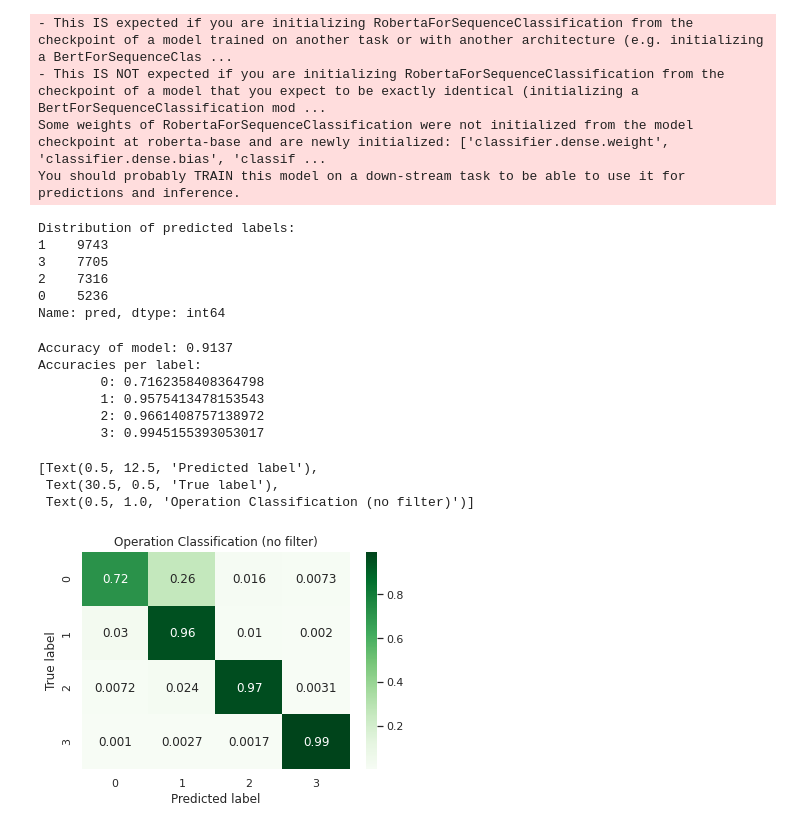
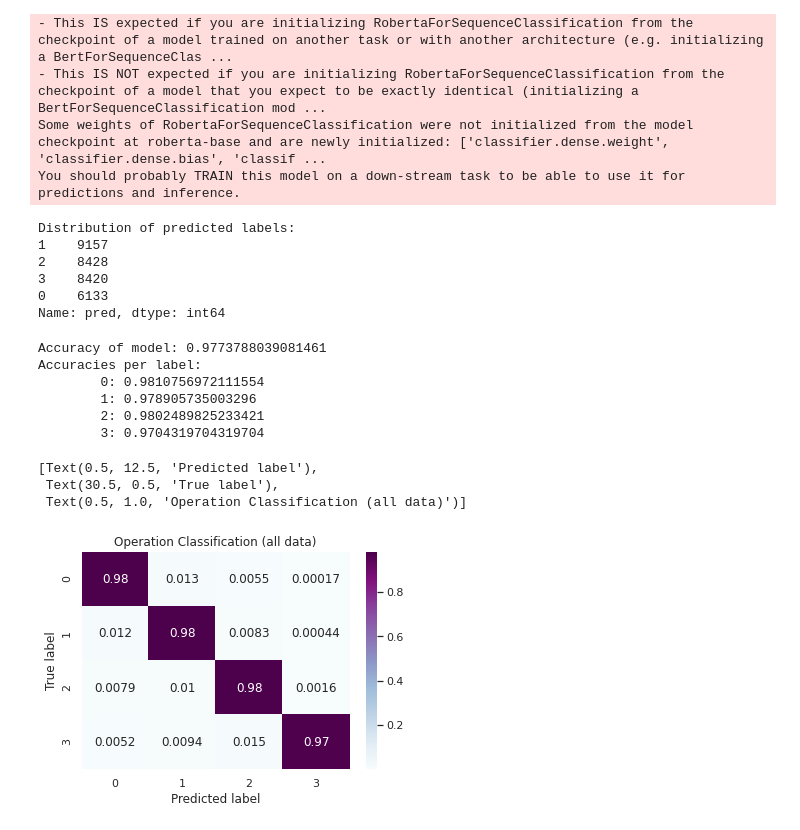
Before and after one commit to liamcripwell/control_simp, a Jupyter notebook: notebooks/test_classifier.ipynb, the cells around one changed output. Drawn from its saved outputs; the diff is of its cells as text; code cells hidden in the pictures.

Commit message:
update test clf nb

```diff
--- a/notebooks/test_classifier.ipynb
+++ b/notebooks/test_classifier.ipynb
@@ -14,7 +14,8 @@ from doc_simp.models.data.bert import BertDataModule
 # model_loc = "/media/liam/data2/simp_clf_ckps/3ljk1ut7/checkpoints/epoch=8.ckpt" # exp5 roberta-base no-filter
 # model_loc = "/media/liam/data2/simp_clf_ckps/2zb8ynn5/checkpoints/epoch=7.ckpt" # exp5 roberta-base no-filter simp-only
 # model_loc = "/media/liam/data2/simp_clf_ckps/2zb8ynn5/checkpoints/epoch=9-v0.ckpt" # exp5 roberta-base no-filter simp-only
-model_loc = "/media/liam/data2/simp_clf_ckps/2zb8ynn5/checkpoints/epoch=final.ckpt" # exp5 roberta-base no-filter simp-only
+# model_loc = "/media/liam/data2/simp_clf_ckps/2zb8ynn5/checkpoints/epoch=final.ckpt" # exp5 roberta-base no-filter simp-only
+model_loc = "/media/liam/data2/simp_clf_ckps/8z8nzb2t/checkpoints/epoch=9-v0.ckpt" # exp6 roberta-base
 
 # model = LightningBert.load_from_checkpoint(model_loc, model_type="bert").to("cuda").eval()
 model = LightningBert.load_from_checkpoint(model_loc, model_type="roberta").to("cuda").eval()
@@ -33,8 +34,9 @@ You should probably TRAIN this model on a down-stream task to be able to use it
 # test_set = pd.read_csv("/media/liam/data2/simp_data/newsela-auto/newsela-auto/ACL2020/train_joined.csv")
 
 # test_set = pd.read_csv("/media/liam/data2/discourse_data/simp_clf_data/split_clf_valid_exp4.csv")
-test_set = pd.read_csv("/media/liam/data2/discourse_data/simp_clf_data/split_clf_valid_exp5_full.csv")
+# test_set = pd.read_csv("/media/liam/data2/discourse_data/simp_clf_data/split_clf_valid_exp5_full.csv")
 # test_set = pd.read_csv("/media/liam/data2/discourse_data/simp_clf_data/split_clf_valid_exp5_full_0simponly.csv")
+test_set = pd.read_csv("/media/liam/data2/discourse_data/simp_clf_data/split_clf_valid_exp6.csv")
 
 input_col = "complex"
 max_samples = None
@@ -61,10 +63,10 @@ print("Distribution of predicted labels:")
 print(test_set.pred.value_counts())
 # %% [output]
 Distribution of predicted labels:
-1    9743
-3    7705
-2    7316
-0    5236
+1    9157
+2    8428
+3    8420
+0    6133
 Name: pred, dtype: int64
 # %%
 print(f"Accuracy of model: {sum(correct)/len(y_hats)}")
@@ -73,29 +75,29 @@ for label in sorted(test_set.label.unique()):
     items = test_set[test_set.label == label]
     print(f"\t{label}: {sum(items.correct)/len(items)}")
 # %% [output]
-Accuracy of model: 0.9137
+Accuracy of model: 0.9773788039081461
 Accuracies per label:
-        0: 0.7162358408364798
-        1: 0.9575413478153543
-        2: 0.9661408757138972
-        3: 0.9945155393053017
+        0: 0.9810756972111554
+        1: 0.978905735003296
+        2: 0.9802489825233421
+        3: 0.9704319704319704
 # %%
 import numpy as np; np.random.seed(0)
 import seaborn as sns; sns.set_theme()
 
 # construct confusion matrix
 conf_mat = np.zeros((4, 4))
 for label in sorted(test_set.label.unique()):
     items = test_set[test_set.label == label]
     counts = items.pred.value_counts()
     for i, c in counts.iteritems():
         conf_mat[label, i] = c / len(items)
 
-ax = sns.heatmap(conf_mat, annot=True, cmap="Greens")
-ax.set(xlabel='Predicted label', ylabel='True label', title="Operation Classification (no filter)")
+ax = sns.heatmap(conf_mat, annot=True, cmap="BuPu")
+ax.set(xlabel='Predicted label', ylabel='True label', title="Operation Classification (all data)")
 # %% [output]
 [Text(0.5, 12.5, 'Predicted label'),
  Text(30.5, 0.5, 'True label'),
- Text(0.5, 1.0, 'Operation Classification (no filter)')]
+ Text(0.5, 1.0, 'Operation Classification (all data)')]
-[figure, old version]
+[figure, new version]
 # %%
```
Also changed, not shown: parts of 2 cells of this notebook.
